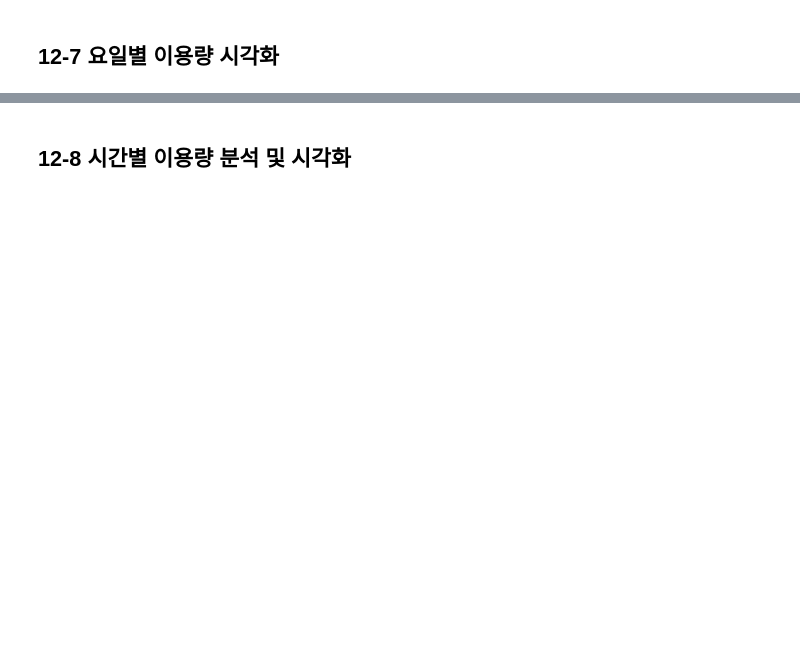
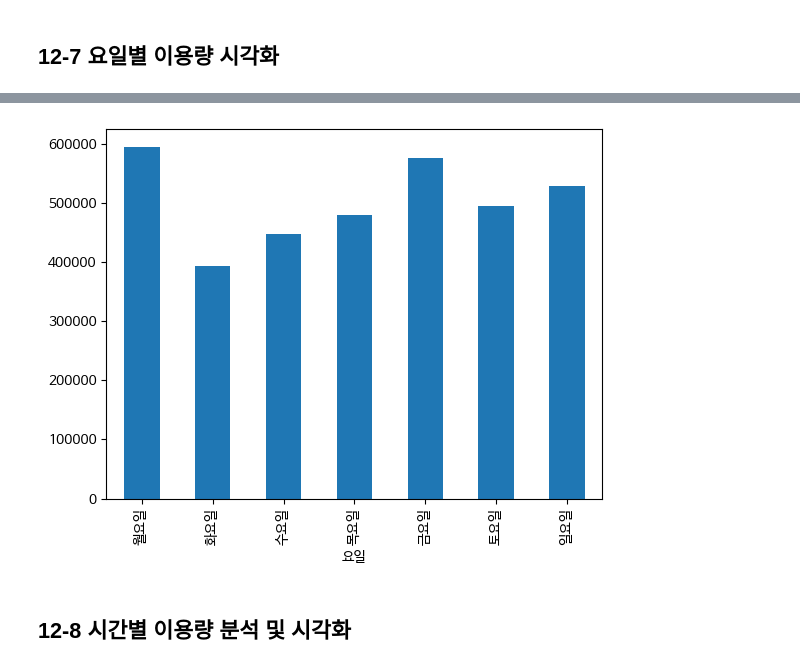
Before and after one commit to 666algos666/Data-Analysis-with-Open-Source, a Jupyter notebook: 오픈소스_데이터_분석_12강_WIP_백업.ipynb, the cells around one changed output, grey strips where cells are left out. Saved outputs shown, nothing was run; the diff lists cells and outputs as text; code cells hidden in the pictures; blank space fills up the shorter version.

```diff
--- a/오픈소스_데이터_분석_12강_WIP_백업.ipynb
+++ b/오픈소스_데이터_분석_12강_WIP_백업.ipynb
@@ -214,7 +271,9 @@ plt.show()
 # %%
 ## Dataframe의 plot을 이용한 요일별 이용량 막대 그래프 생성
-
+day_df.plot(kind = 'bar')
 plt.show()
+# %% [output]
+[figure, added]
 # %% [markdown]
 ## 12-8 시간별 이용량 분석 및 시각화
 # %%
```
Also changed, not shown: parts of 16 cells of this notebook.
